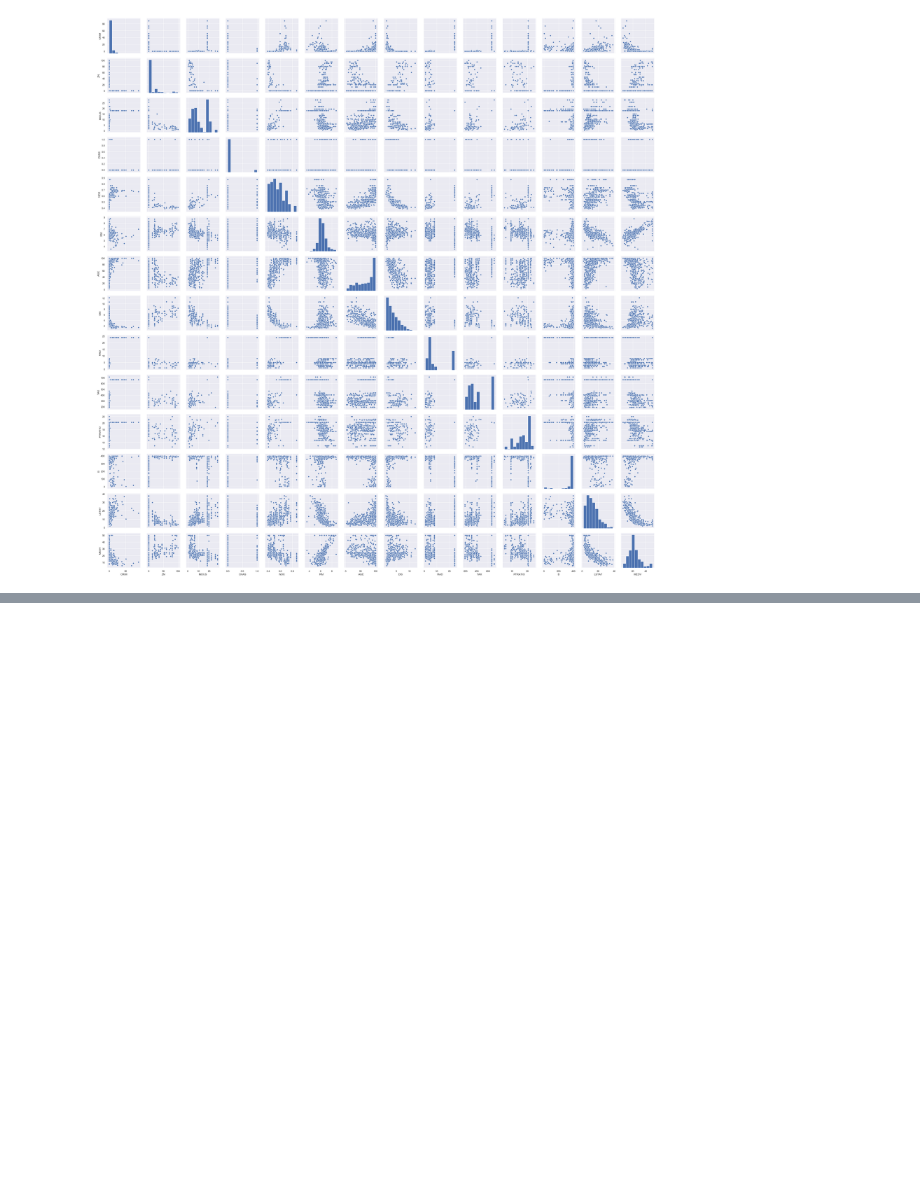
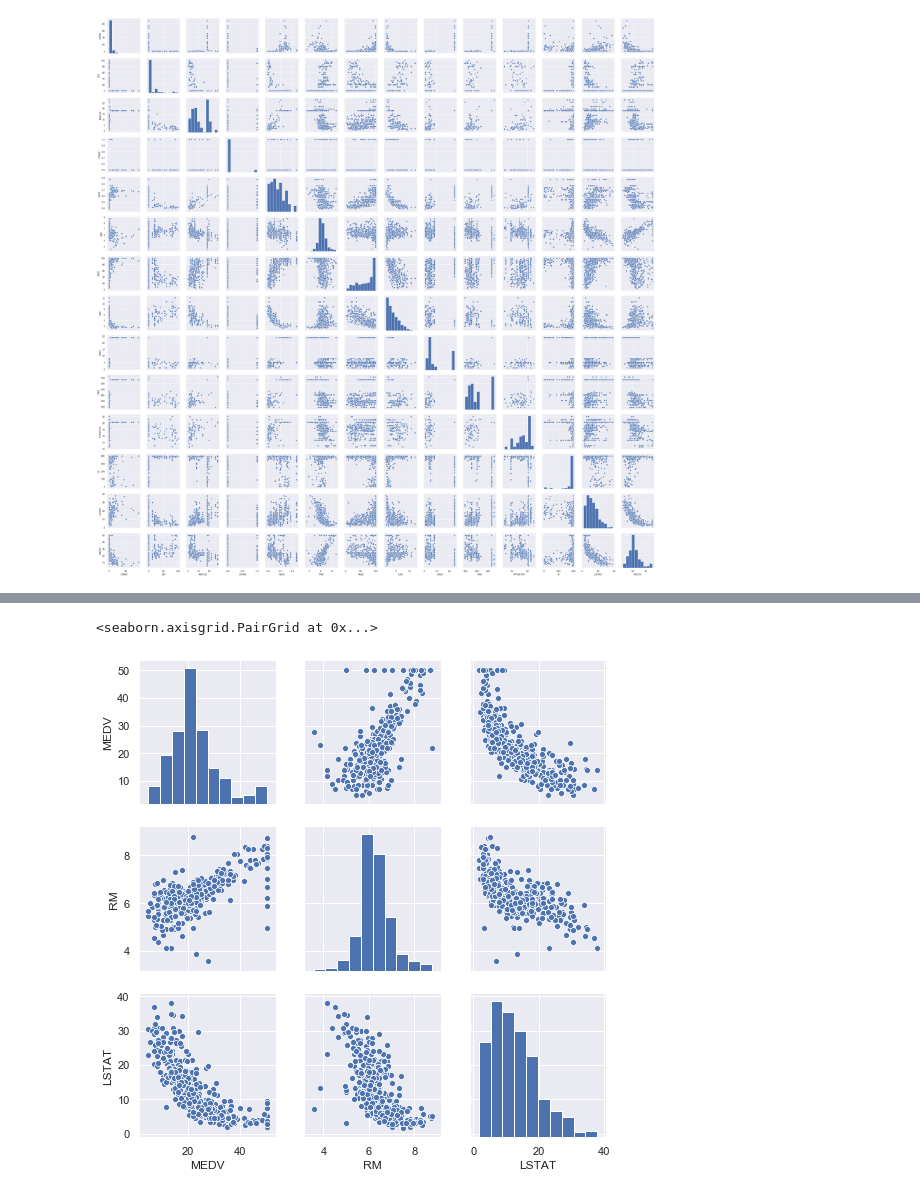
Before and after one commit to ClaireDrummond/MachineLearnStats-Project, a Jupyter notebook: BostonHousePrices.ipynb, the cells around one changed output, grey strips where cells are left out. Cells and saved outputs as stored; diff of their text form; code cells hidden in the pictures; blank space fills up the shorter version.

```diff
--- a/BostonHousePrices.ipynb
+++ b/BostonHousePrices.ipynb
@@ -139,0 +187,6 @@ sns.pairplot(df)
+# %%
+# pair plot to visualise the correlations
+sns.pairplot(medvdf)
+# %% [output]
+<seaborn.axisgrid.PairGrid at 0x...>
+[figure, added]
```
Also changed, not shown: parts of 18 cells of this notebook, 2 other files.
